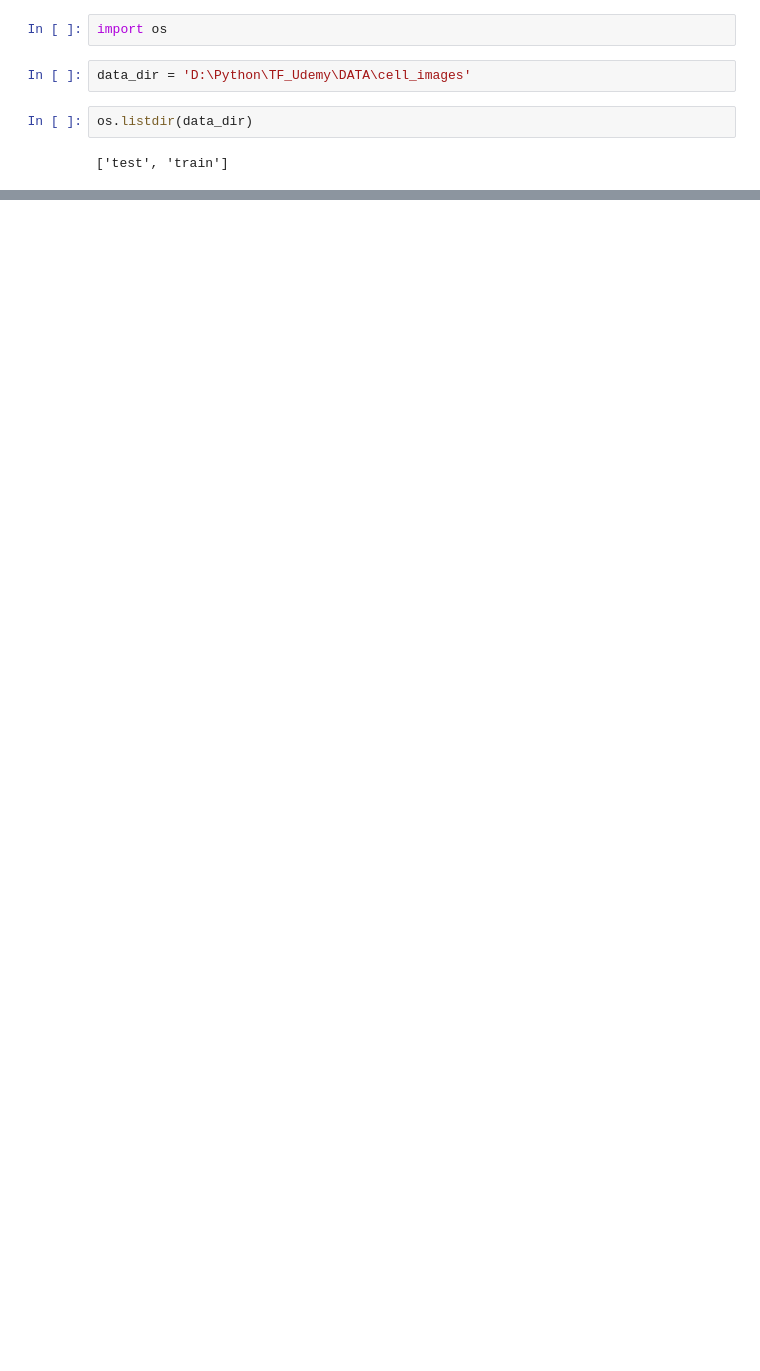
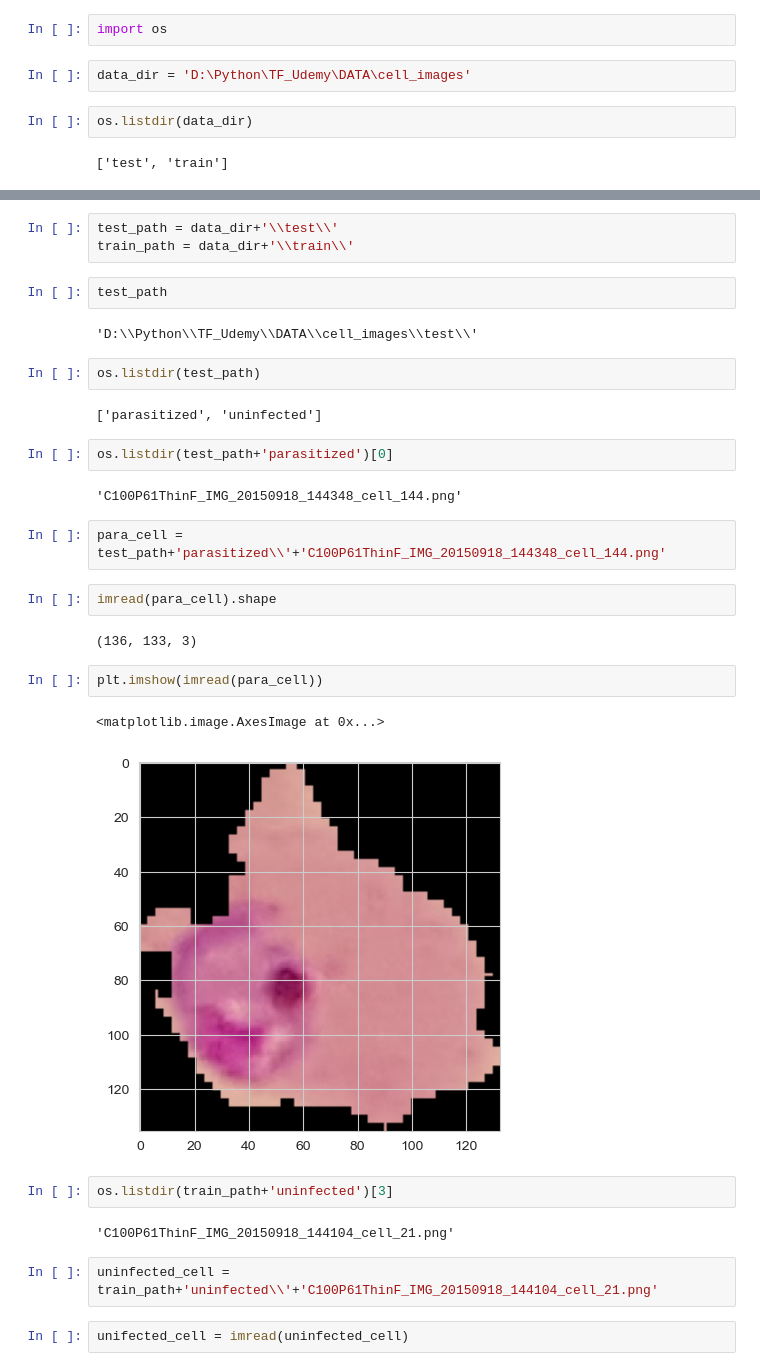
Before and after one commit to o-bissing/TF_Udemy, a Jupyter notebook: CNN_on_Real_Images.ipynb, the cells around one changed output, grey strips where cells are left out. Saved outputs shown, nothing was run; the diff lists cells and outputs as text; blank space fills up the shorter version.

```diff
--- a/CNN_on_Real_Images.ipynb
+++ b/CNN_on_Real_Images.ipynb
@@ -13,0 +15,34 @@ os.listdir(data_dir)
+# %%
+test_path = data_dir+'\\test\\'
+train_path = data_dir+'\\train\\'
+# %%
+test_path
+# %% [output]
+'D:\\Python\\TF_Udemy\\DATA\\cell_images\\test\\'
+# %%
+os.listdir(test_path)
+# %% [output]
+['parasitized', 'uninfected']
+# %%
+os.listdir(test_path+'parasitized')[0]
+# %% [output]
+'C100P61ThinF_IMG_20150918_144348_cell_144.png'
+# %%
+para_cell = test_path+'parasitized\\'+'C100P61ThinF_IMG_20150918_144348_cell_144.png'
+# %%
+imread(para_cell).shape
+# %% [output]
+(136, 133, 3)
+# %%
+plt.imshow(imread(para_cell))
+# %% [output]
+<matplotlib.image.AxesImage at 0x...>
+[figure, added]
+# %%
+os.listdir(train_path+'uninfected')[3]
+# %% [output]
+'C100P61ThinF_IMG_20150918_144104_cell_21.png'
+# %%
+uninfected_cell = train_path+'uninfected\\'+'C100P61ThinF_IMG_20150918_144104_cell_21.png'
+# %%
+unifected_cell = imread(uninfected_cell)
```
Also changed, not shown: parts of 16 cells of this notebook.
